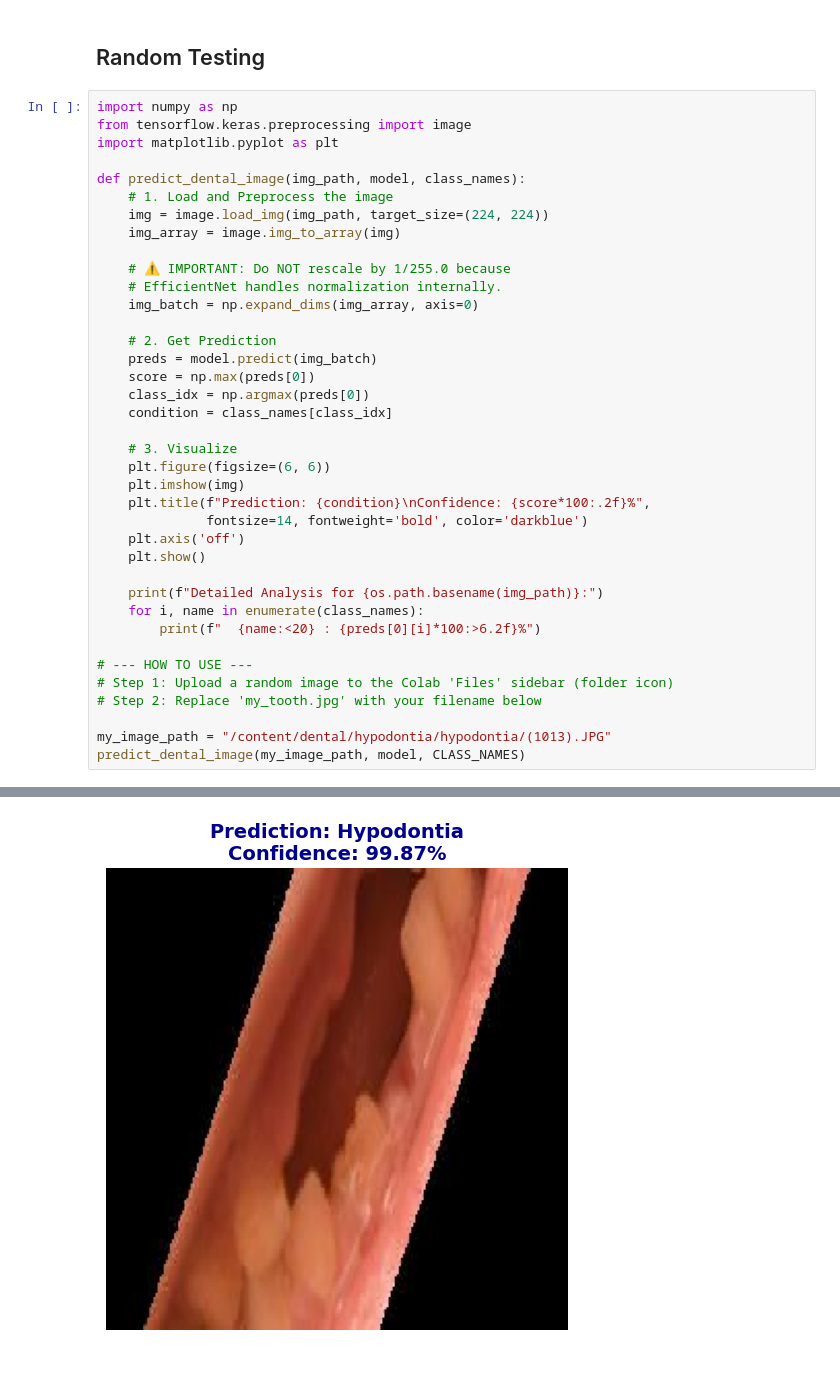
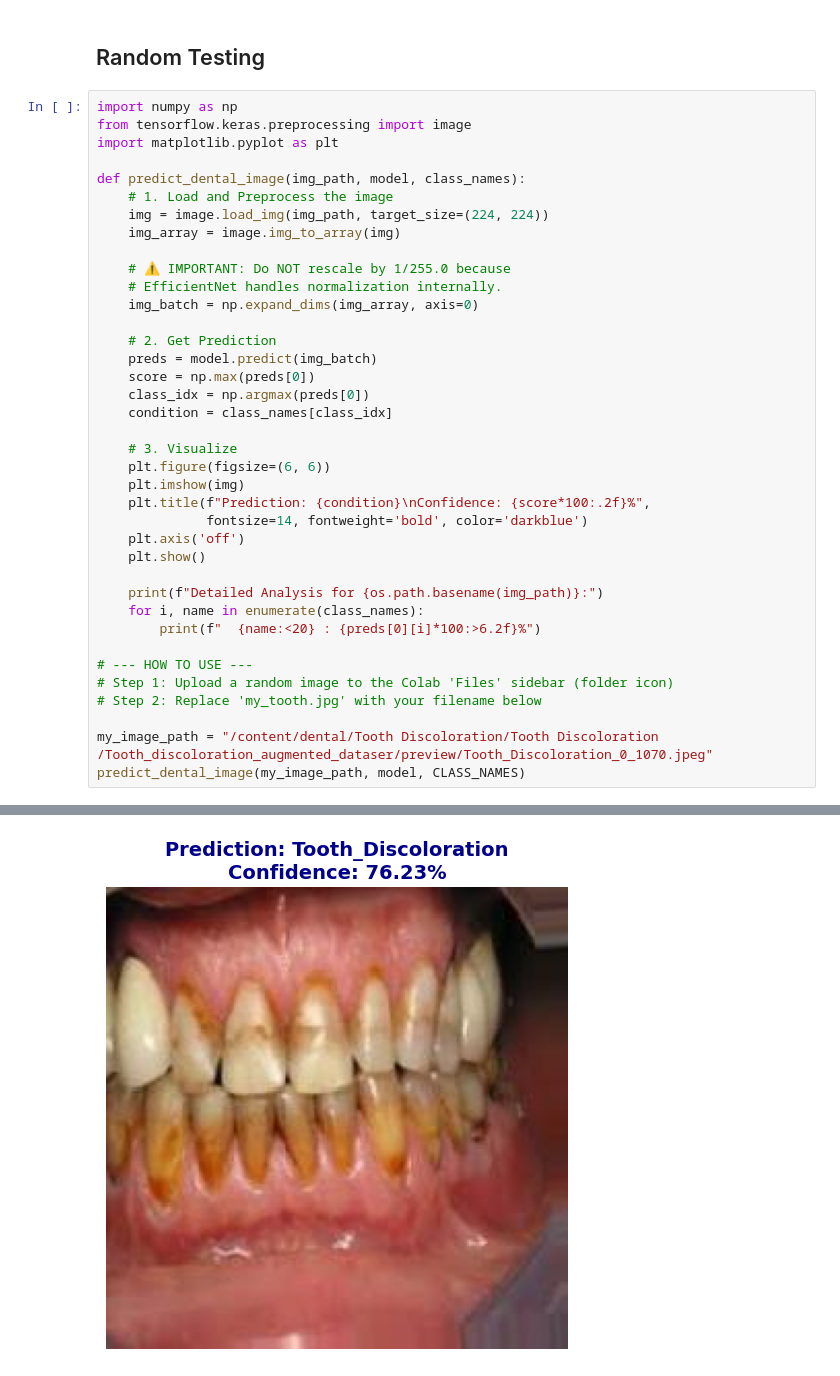
Before and after one commit to MULAKALASIVARAMAKRISHNA/AICTE-Certicate, a Jupyter notebook: DentaTriage_Net_Automated_Multi_Class_Oral_Pathology_Detection.ipynb, the cells around one changed output, grey strips where cells are left out. Saved outputs shown, nothing was run; the diff lists cells and outputs as text.

```diff
--- a/DentaTriage_Net_Automated_Multi_Class_Oral_Pathology_Detection.ipynb
+++ b/DentaTriage_Net_Automated_Multi_Class_Oral_Pathology_Detection.ipynb
@@ -595,6 +595,6 @@ def predict_dental_image(img_path, model, class_names):
 # Step 1: Upload a random image to the Colab 'Files' sidebar (folder icon)
 # Step 2: Replace 'my_tooth.jpg' with your filename below
 
-my_image_path = "/content/dental/hypodontia/hypodontia/(1013).JPG"
+my_image_path = "/content/dental/Tooth Discoloration/Tooth Discoloration /Tooth_discoloration_augmented_dataser/preview/Tooth_Discoloration_0_1070.jpeg"
 predict_dental_image(my_image_path, model, CLASS_NAMES)
 # %% [output]
@@ -602 +602 @@ predict_dental_image(my_image_path, model, CLASS_NAMES)
-[figure, old version]
+[figure, new version]
```
Also changed, not shown: parts of 1 cell of this notebook.
